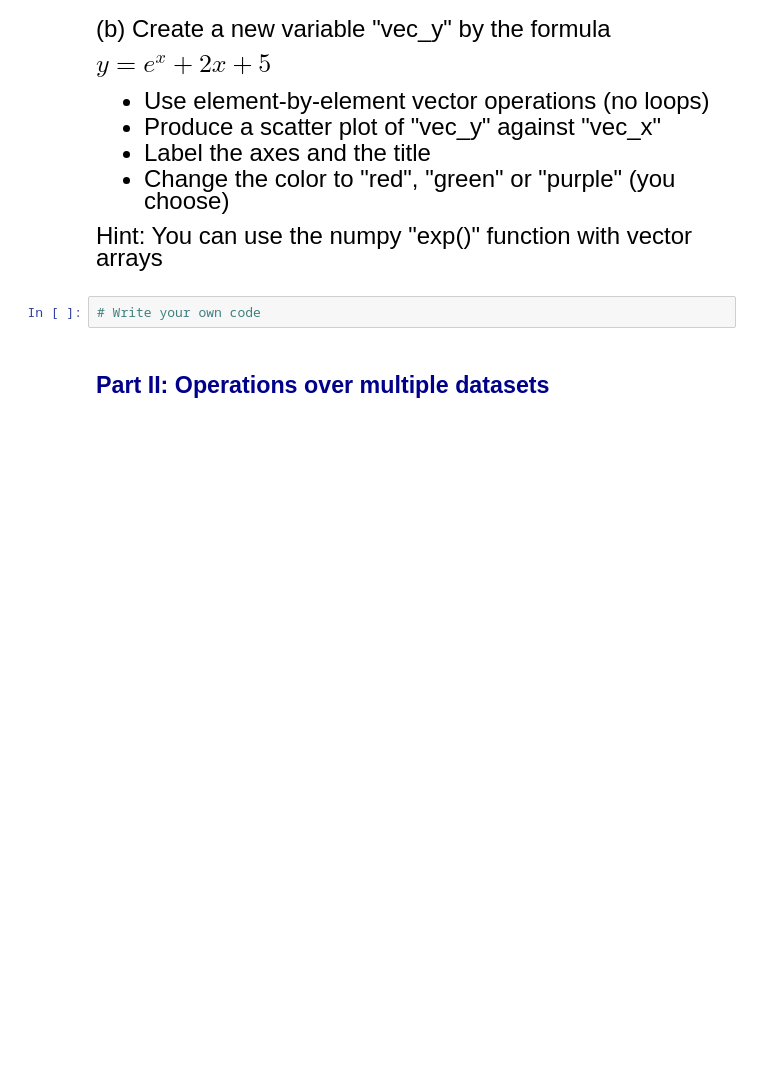
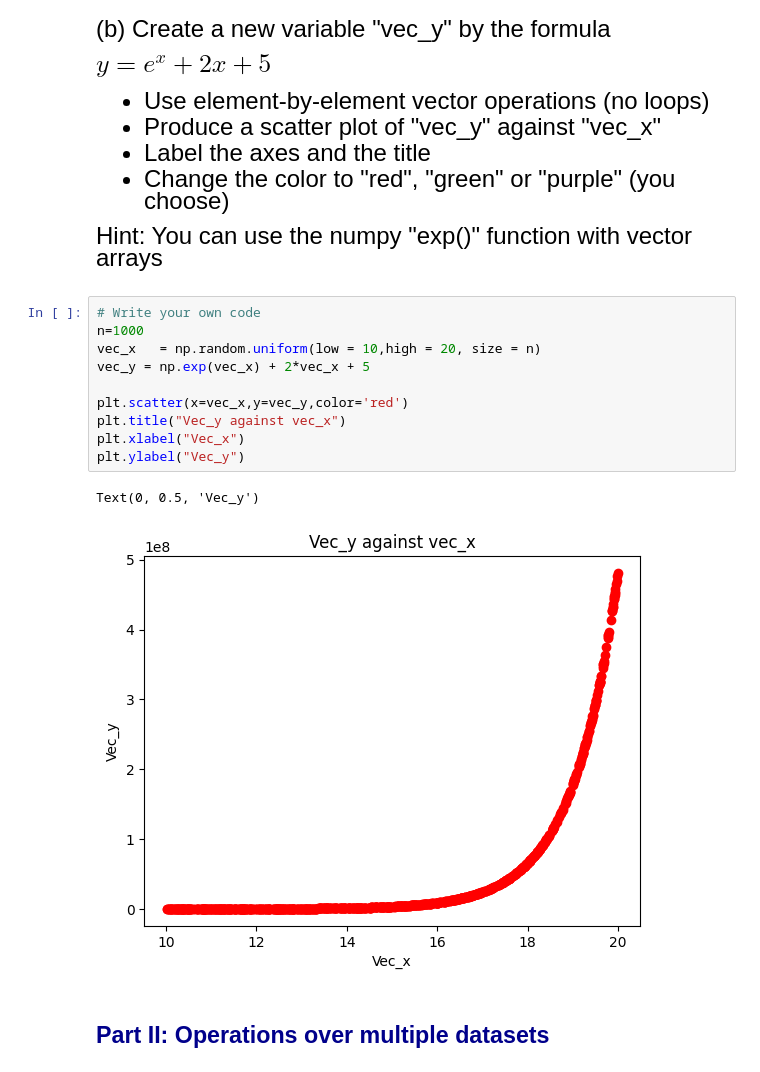
Before and after one commit to alardqminh787/qtm151spring2023, a Jupyter notebook: Assignments/Materials/Quiz 1 - Section 3/Quiz 1 - Section 3/Quiz 1 - Section 3.ipynb, the cells around one changed output. Drawn from its saved outputs; the diff is of its cells as text; blank space fills up the shorter version.

```diff
--- a/Assignments/Materials/Quiz 1 - Section 3/Quiz 1 - Section 3/Quiz 1 - Section 3.ipynb
+++ b/Assignments/Materials/Quiz 1 - Section 3/Quiz 1 - Section 3/Quiz 1 - Section 3.ipynb
@@ -59,8 +95,19 @@ $ y = e^x + 2x + 5$
 - Change the color to "red", "green" or "purple" (you choose)
 
 Hint: You can use the numpy "exp()" function with vector arrays
-# %%
-# Write your own code
+# %%
+# Write your own code
+n=1000
+vec_x   = np.random.uniform(low = 10,high = 20, size = n)
+vec_y = np.exp(vec_x) + 2*vec_x + 5
+
+plt.scatter(x=vec_x,y=vec_y,color='red')
+plt.title("Vec_y against vec_x")
+plt.xlabel("Vec_x")
+plt.ylabel("Vec_y")
+# %% [output]
+Text(0, 0.5, 'Vec_y')
+[figure, added]
 # %% [markdown]
 ## <span style="color:darkblue"> Part II: Operations over multiple datasets </span>
 # %% [markdown]
```
Also changed, not shown: parts of 14 cells of this notebook, 1 other file.
